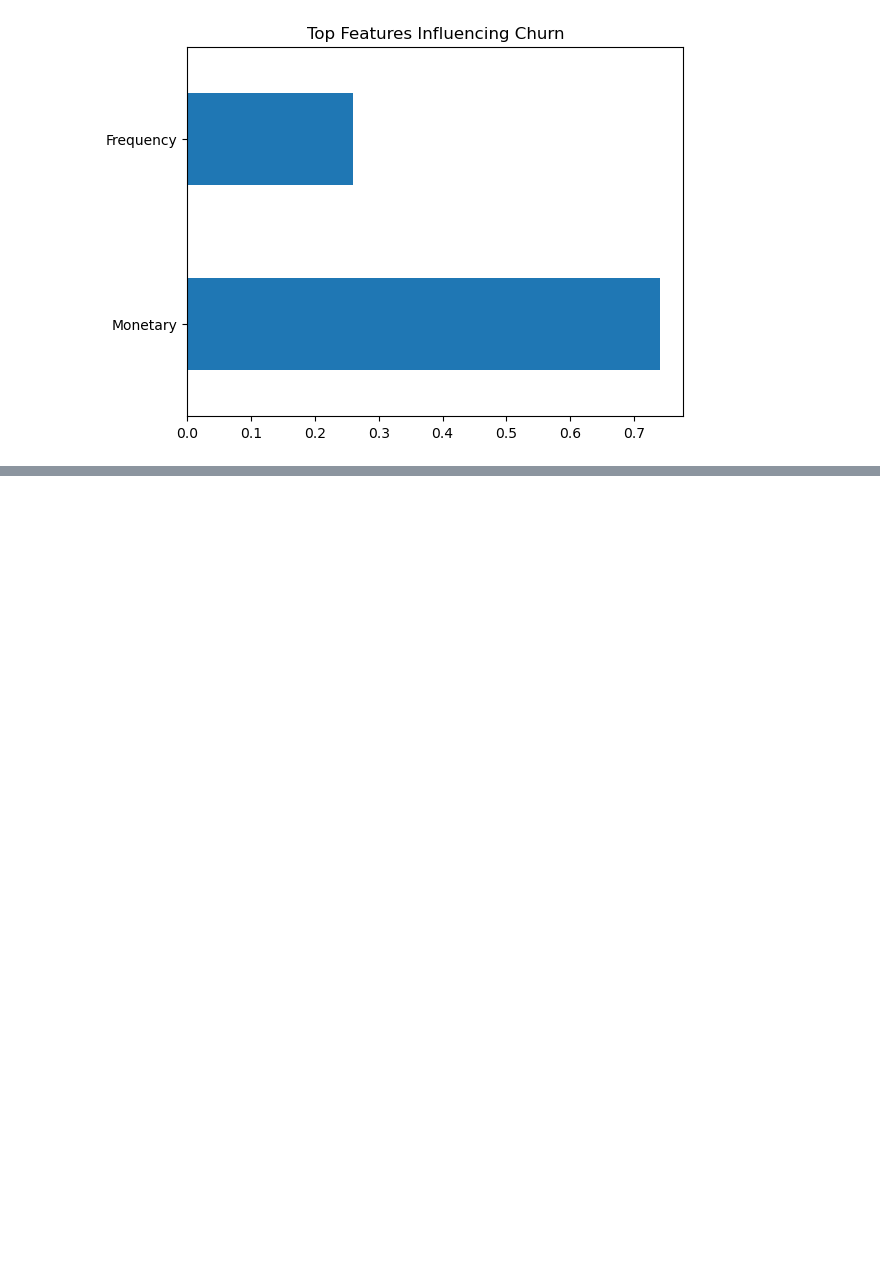
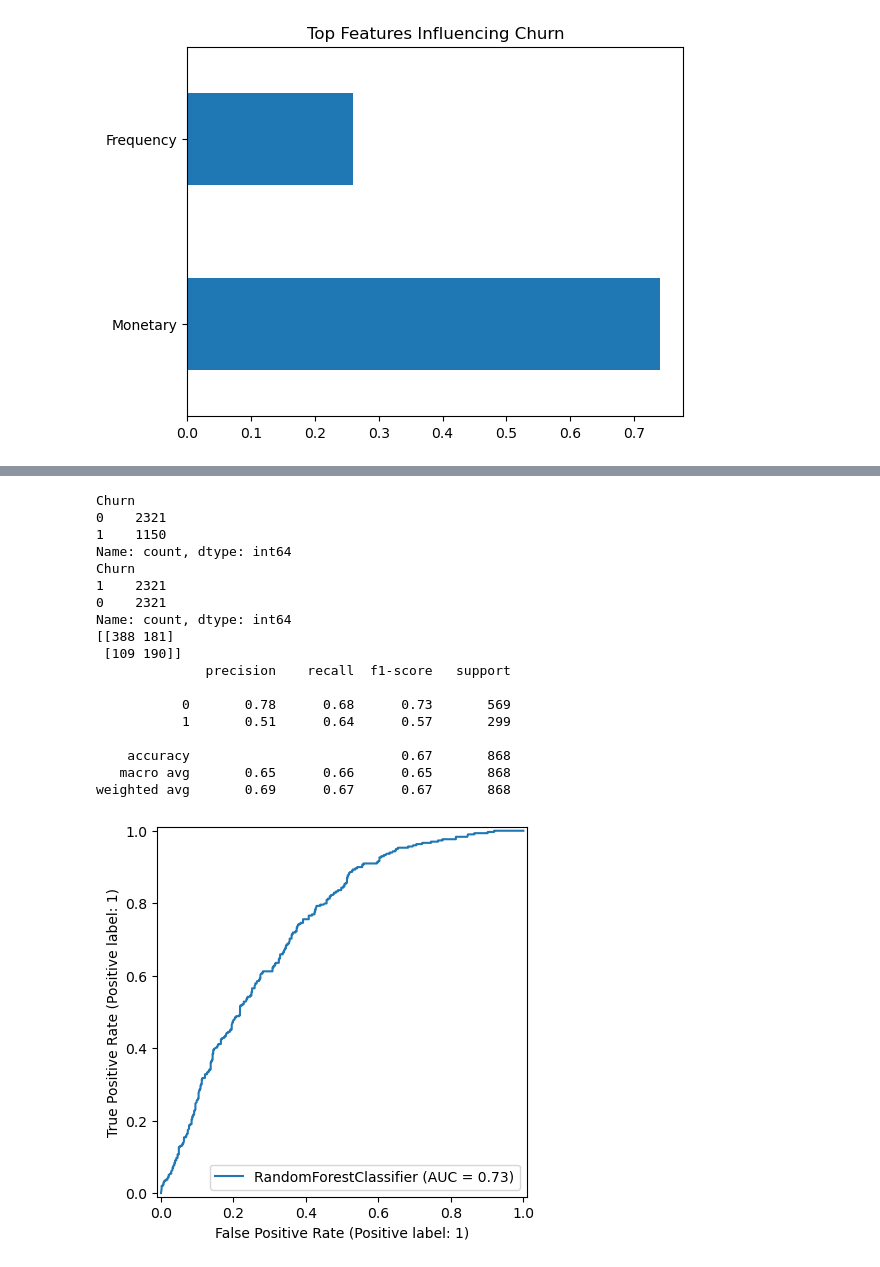
Before and after one commit to Pamela-Chebii/Consumer-Behavior-Analytics-Using-Transaction-Data, a Jupyter notebook: index.ipynb, the cells around one changed output, grey strips where cells are left out. Cells and saved outputs as stored; diff of their text form; code cells hidden in the pictures; blank space fills up the shorter version.

Commit message:
SMOTE

```diff
--- a/index.ipynb
+++ b/index.ipynb
@@ -854,0 +874,49 @@ dtype: float64
+# %%
+#SMOTE
+from imblearn.over_sampling import SMOTE
+
+smote = SMOTE(random_state=42)
+
+X_train_smote, y_train_smote = smote.fit_resample(X_train, y_train)
+
+print(y_train.value_counts())
+print(y_train_smote.value_counts())
+
+# Train Random Forest
+rf_smote = RandomForestClassifier(
+    n_estimators=200,
+    max_depth=10,
+    random_state=42
+)
+
+rf_smote.fit(X_train_smote, y_train_smote)
+
+y_pred_smote = rf_smote.predict(X_test)
+
+# evaluate
+print(confusion_matrix(y_test, y_pred_smote))
+print(classification_report(y_test, y_pred_smote))
+
+#Roc
+RocCurveDisplay.from_estimator(rf_smote, X_test, y_test)
+plt.show()
+# %% [output]
+Churn
+0    2321
+1    1150
+Name: count, dtype: int64
+Churn
+1    2321
+0    2321
+Name: count, dtype: int64
+[[388 181]
+ [109 190]]
+              precision    recall  f1-score   support
+
+           0       0.78      0.68      0.73       569
+           1       0.51      0.64      0.57       299
+
+    accuracy                           0.67       868
+   macro avg       0.65      0.66      0.65       868
+weighted avg       0.69      0.67      0.67       868
+[figure, added]
```
Also changed, not shown: parts of 4 cells of this notebook, 1 other file.
